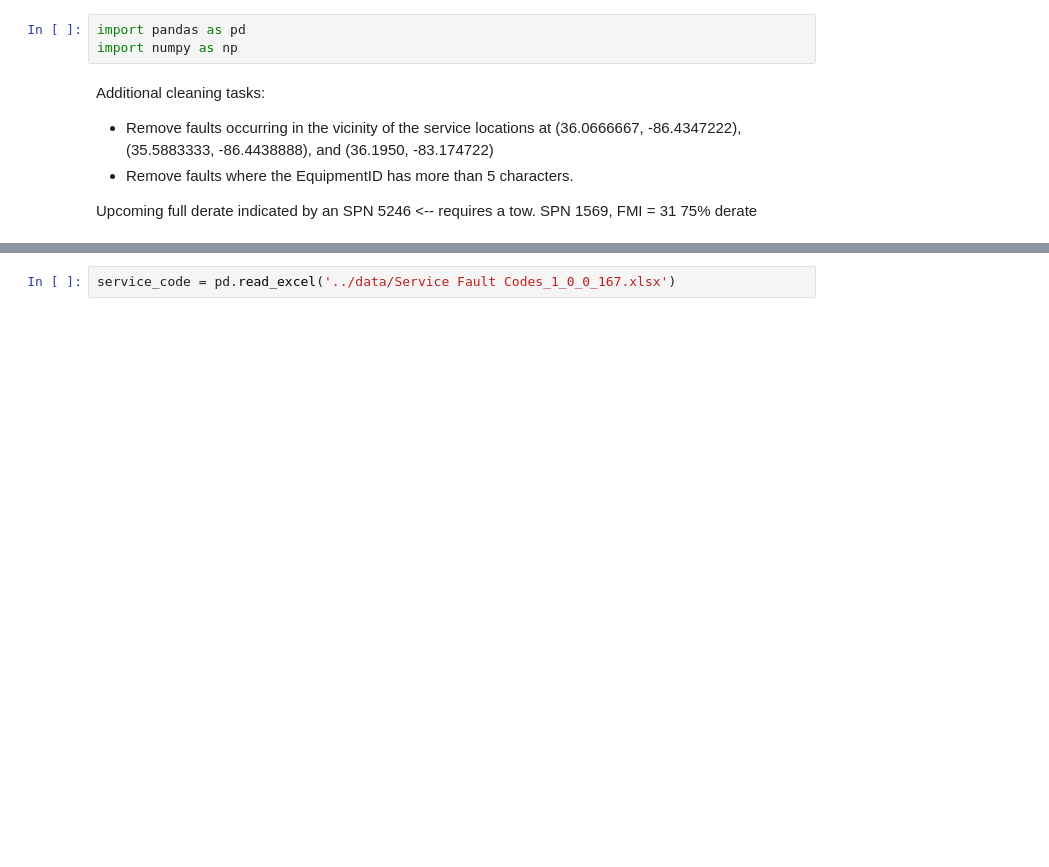
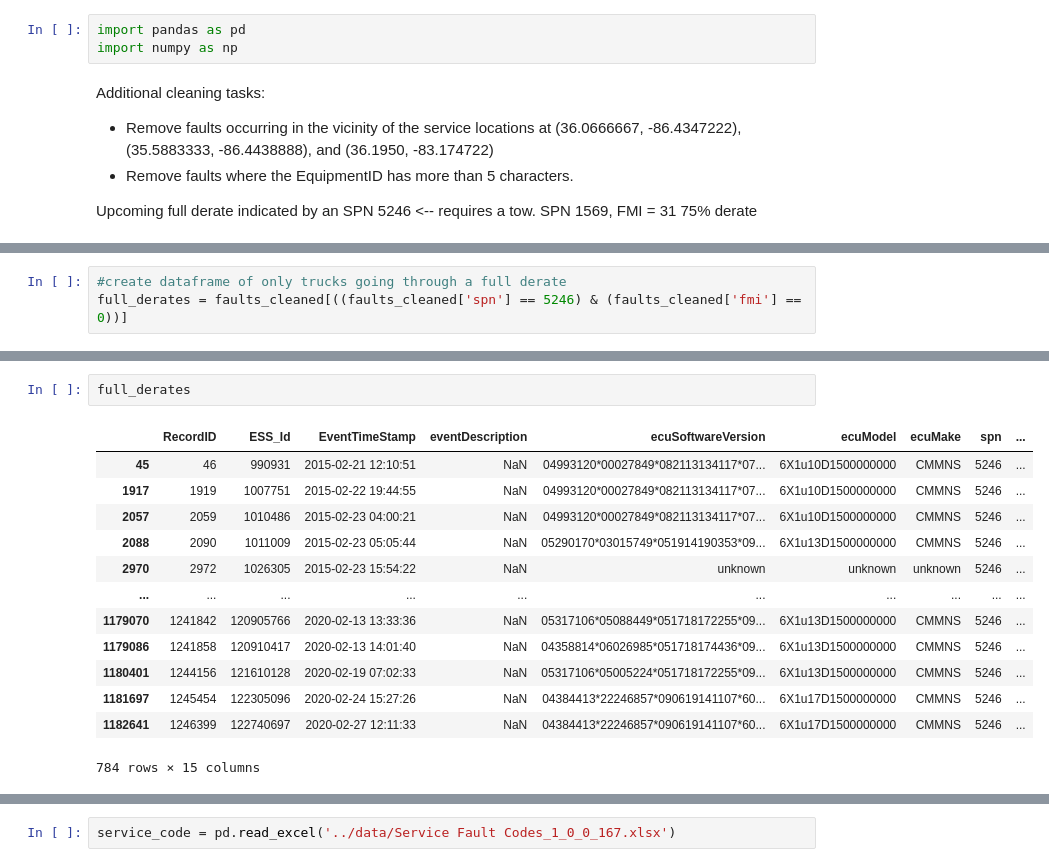
Before and after one commit to nss-data-science-cohort-5/big_g_express-rickrollers, a Jupyter notebook: notebooks/big_g_express.ipynb, the cells around one changed output, grey strips where cells are left out. Saved outputs shown, nothing was run; the diff lists cells and outputs as text; blank space fills up the shorter version.

```diff
--- a/notebooks/big_g_express.ipynb
+++ b/notebooks/big_g_express.ipynb
@@ -37,3 +70,6 @@ derates = faults_cleaned[((faults_cleaned['spn'] == 1569) & (faults_cleaned['fmi
+# %%
+#create dataframe of only trucks going through a full derate
+full_derates = faults_cleaned[((faults_cleaned['spn'] == 5246) & (faults_cleaned['fmi'] == 0))]
 # %%
 #get the EquipmentIDs of trucks that do eventually reach a derate.
 derates['EquipmentID'].unique()
@@ -58,3 +94,19 @@ array(['1721', '1395', '1515', '1630', '1487', '1499', '1329', '1365',
+# %%
+full_derates
+# %% [output]
+|  | RecordID | ESS_Id | EventTimeStamp | eventDescription | ecuSoftwareVersion | ecuModel | ecuMake | spn | ... |
+| 45 | 46 | 990931 | 2015-02-21 12:10:51 | NaN | 04993120*00027849*082113134117*07... | 6X1u10D1500000000 | CMMNS | 5246 | ... |
+| 1917 | 1919 | 1007751 | 2015-02-22 19:44:55 | NaN | 04993120*00027849*082113134117*07... | 6X1u10D1500000000 | CMMNS | 5246 | ... |
+| 2057 | 2059 | 1010486 | 2015-02-23 04:00:21 | NaN | 04993120*00027849*082113134117*07... | 6X1u10D1500000000 | CMMNS | 5246 | ... |
+| 2088 | 2090 | 1011009 | 2015-02-23 05:05:44 | NaN | 05290170*03015749*051914190353*09... | 6X1u13D1500000000 | CMMNS | 5246 | ... |
+| 2970 | 2972 | 1026305 | 2015-02-23 15:54:22 | NaN | unknown | unknown | unknown | 5246 | ... |
+| ... | ... | ... | ... | ... | ... | ... | ... | ... | ... |
+| 1179070 | 1241842 | 120905766 | 2020-02-13 13:33:36 | NaN | 05317106*05088449*051718172255*09... | 6X1u13D1500000000 | CMMNS | 5246 | ... |
+| 1179086 | 1241858 | 120910417 | 2020-02-13 14:01:40 | NaN | 04358814*06026985*051718174436*09... | 6X1u13D1500000000 | CMMNS | 5246 | ... |
+| 1180401 | 1244156 | 121610128 | 2020-02-19 07:02:33 | NaN | 05317106*05005224*051718172255*09... | 6X1u13D1500000000 | CMMNS | 5246 | ... |
+| 1181697 | 1245454 | 122305096 | 2020-02-24 15:27:26 | NaN | 04384413*22246857*090619141107*60... | 6X1u17D1500000000 | CMMNS | 5246 | ... |
+| 1182641 | 1246399 | 122740697 | 2020-02-27 12:11:33 | NaN | 04384413*22246857*090619141107*60... | 6X1u17D1500000000 | CMMNS | 5246 | ... |
+784 rows × 15 columns
 # %%
 #create a list of trucks that reach a derate. this may make the EquipmentID <= 5 irrelevant since none of these
 #are longer than 4 characters.
```
Also changed, not shown: parts of 13 cells of this notebook, 1 other file.
